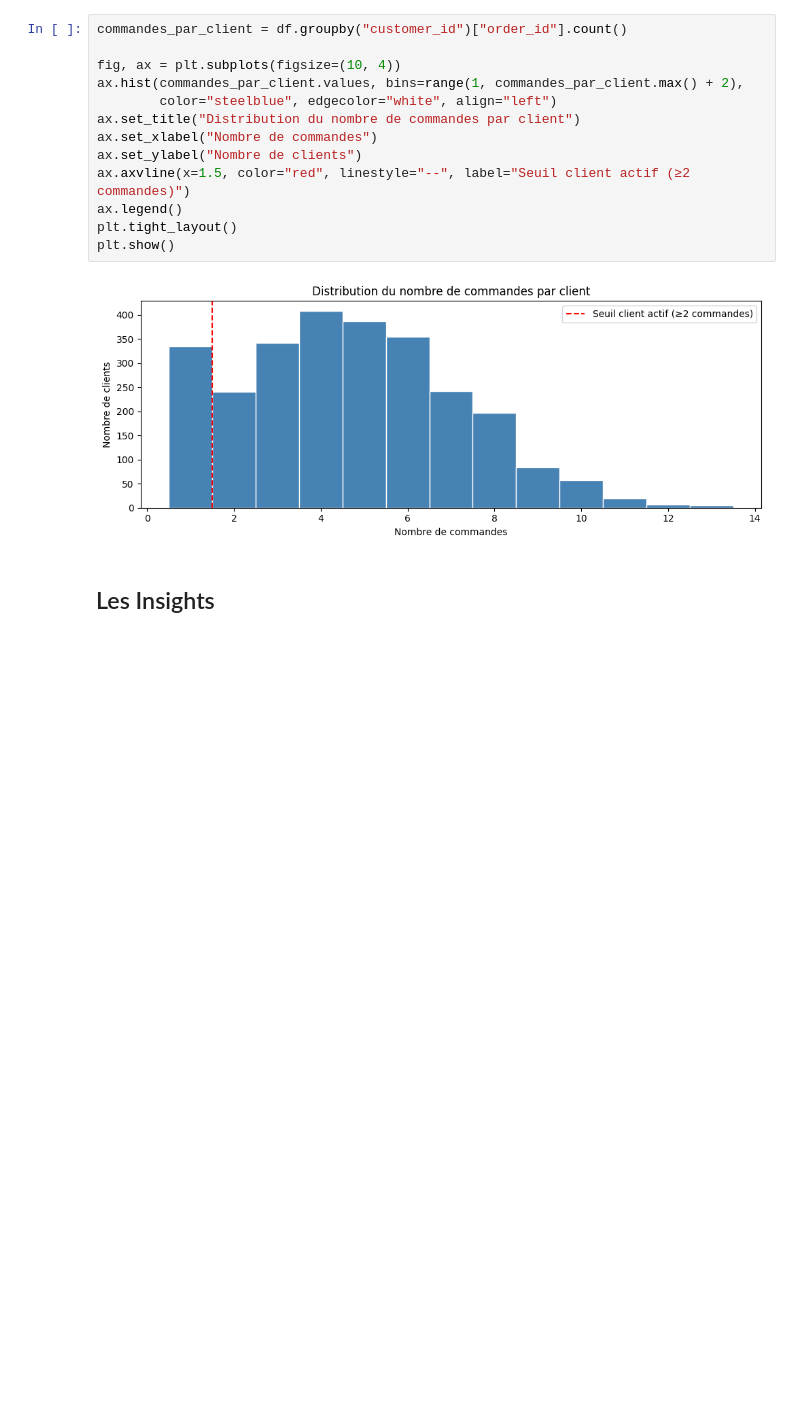
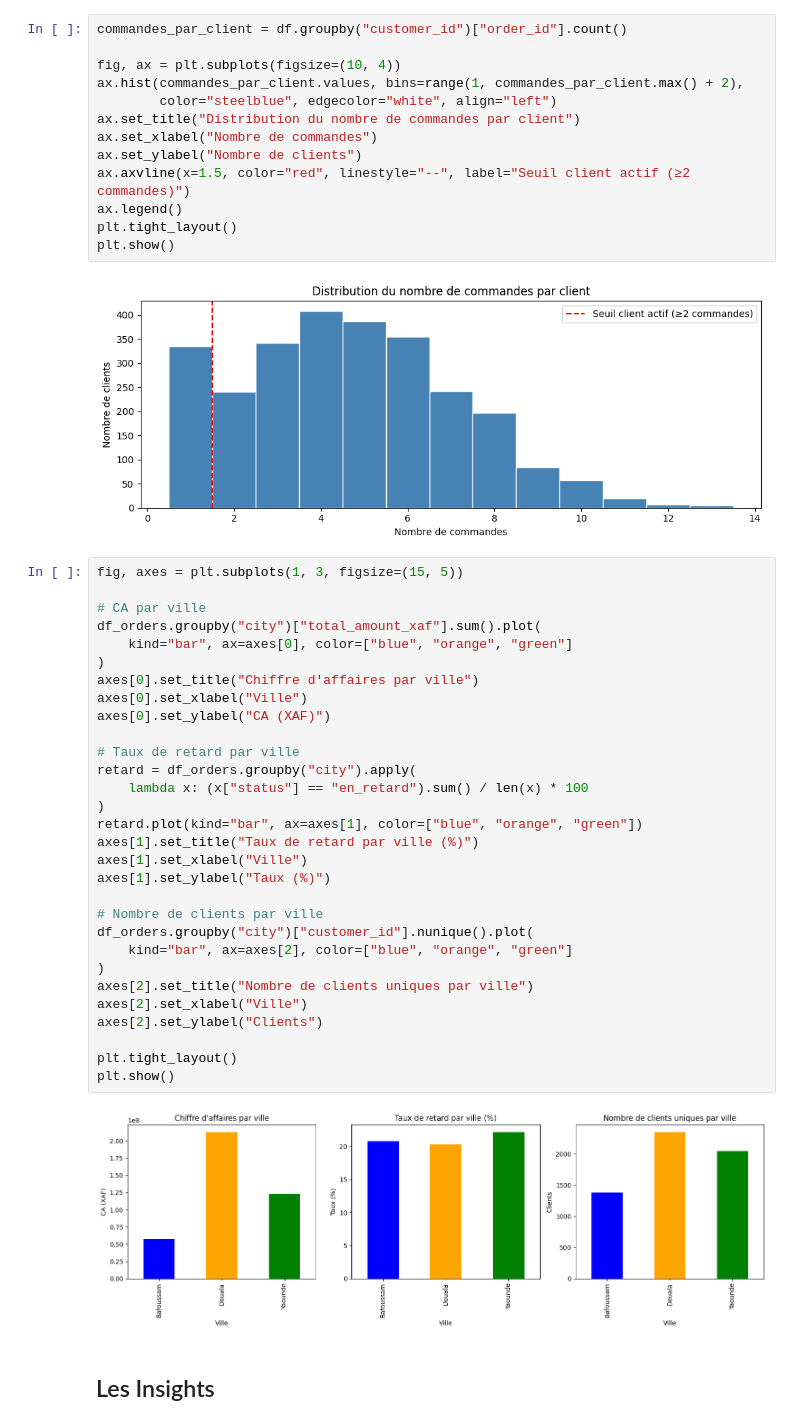
Before and after one commit to Dovicbg40/Projet_1-NexaCommerce, a Jupyter notebook: Notebook/Semaine_4_EDA.ipynb, the cells around one changed output. Saved outputs shown, nothing was run; the diff lists cells and outputs as text; blank space fills up the shorter version.

```diff
--- a/Notebook/Semaine_4_EDA.ipynb
+++ b/Notebook/Semaine_4_EDA.ipynb
@@ -319,6 +351,38 @@ plt.tight_layout()
 plt.show()
 # %% [output]
 [figure]
+# %%
+fig, axes = plt.subplots(1, 3, figsize=(15, 5))
+
+# CA par ville
+df_orders.groupby("city")["total_amount_xaf"].sum().plot(
+    kind="bar", ax=axes[0], color=["blue", "orange", "green"]
+)
+axes[0].set_title("Chiffre d'affaires par ville")
+axes[0].set_xlabel("Ville")
+axes[0].set_ylabel("CA (XAF)")
+
+# Taux de retard par ville
+retard = df_orders.groupby("city").apply(
+    lambda x: (x["status"] == "en_retard").sum() / len(x) * 100
+)
+retard.plot(kind="bar", ax=axes[1], color=["blue", "orange", "green"])
+axes[1].set_title("Taux de retard par ville (%)")
+axes[1].set_xlabel("Ville")
+axes[1].set_ylabel("Taux (%)")
+
+# Nombre de clients par ville
+df_orders.groupby("city")["customer_id"].nunique().plot(
+    kind="bar", ax=axes[2], color=["blue", "orange", "green"]
+)
+axes[2].set_title("Nombre de clients uniques par ville")
+axes[2].set_xlabel("Ville")
+axes[2].set_ylabel("Clients")
+
+plt.tight_layout()
+plt.show()
+# %% [output]
+[figure, added]
 # %% [markdown]
 ## Les Insights
 # %%
```
Also changed, not shown: parts of 4 cells of this notebook, 4 other files.
